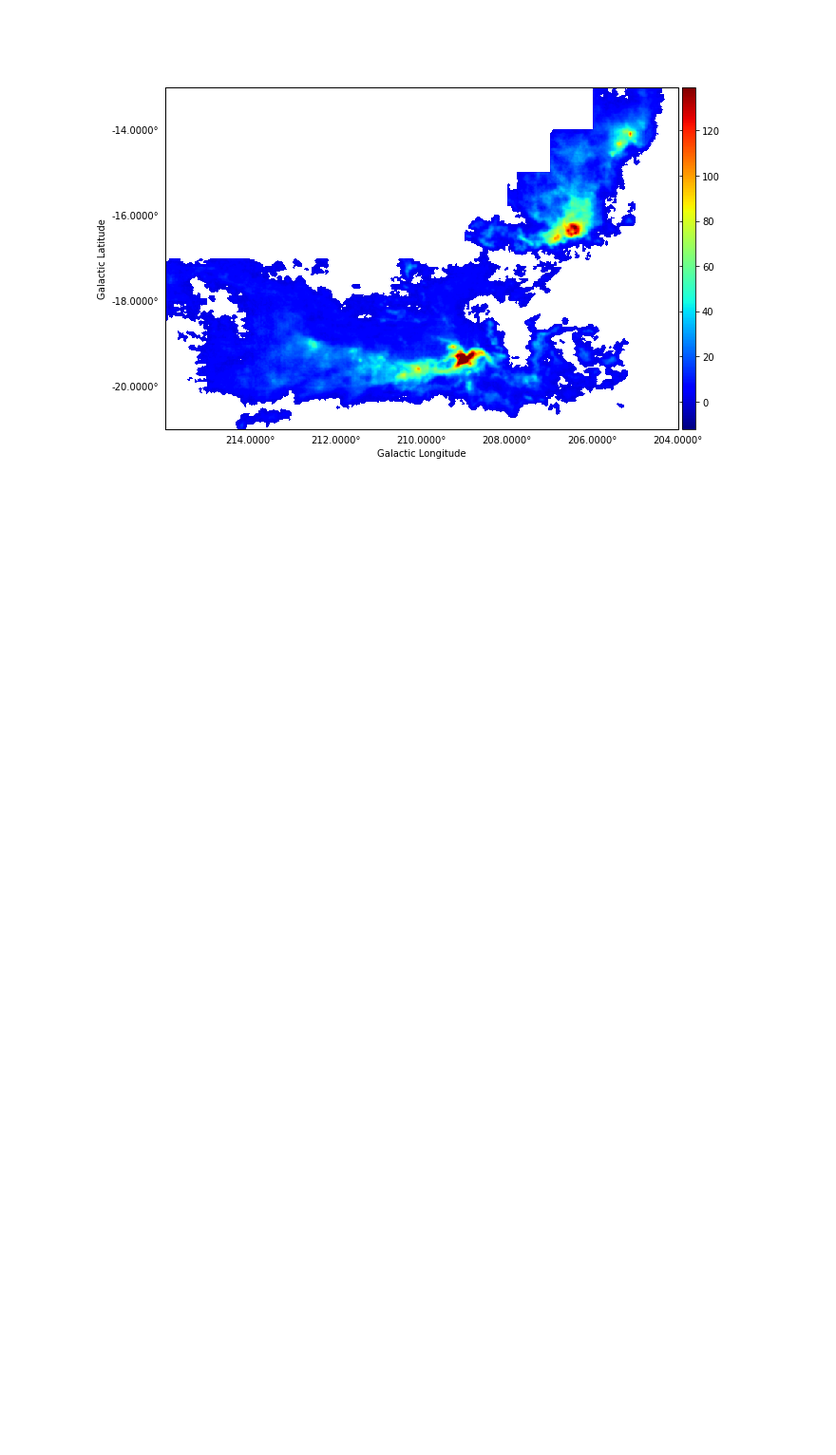
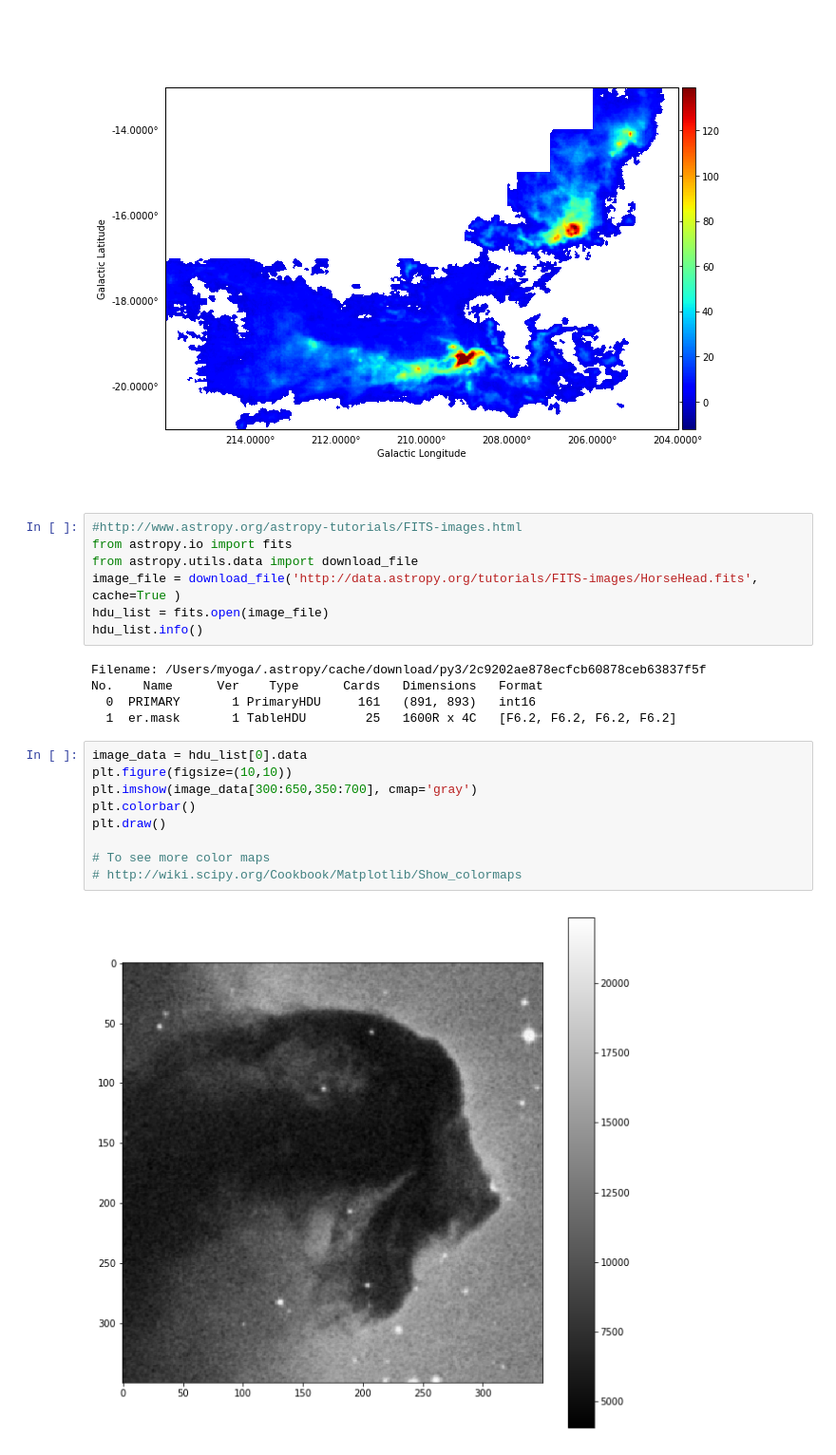
Before and after one commit to myoga425/Python_tutorial, a Jupyter notebook: tutorial.ipynb, the cells around one changed output. Shown at 95% size. Drawn from its saved outputs; the diff is of its cells as text; blank space fills up the shorter version.

Commit message:
python_tutorial

```diff
--- a/tutorial.ipynb
+++ b/tutorial.ipynb
@@ -690,3 +670,26 @@ matplotlib.pyplot.show()
 INFO: Auto-setting vmin to -1.211e+01 [aplpy.core]
 INFO: Auto-setting vmax to  1.392e+02 [aplpy.core]
 [figure]
+# %%
+#http://www.astropy.org/astropy-tutorials/FITS-images.html
+from astropy.io import fits
+from astropy.utils.data import download_file
+image_file = download_file('http://data.astropy.org/tutorials/FITS-images/HorseHead.fits', cache=True )
+hdu_list = fits.open(image_file)
+hdu_list.info()
+# %% [output]
+Filename: /Users/myoga/.astropy/cache/download/py3/2c9202ae878ecfcb60878ceb63837f5f
+No.    Name      Ver    Type      Cards   Dimensions   Format
+  0  PRIMARY       1 PrimaryHDU     161   (891, 893)   int16
+  1  er.mask       1 TableHDU        25   1600R x 4C   [F6.2, F6.2, F6.2, F6.2]
+# %%
+image_data = hdu_list[0].data
+plt.figure(figsize=(10,10))
+plt.imshow(image_data[300:650,350:700], cmap='gray')
+plt.colorbar()
+plt.draw()
+
+# To see more color maps
+# http://wiki.scipy.org/Cookbook/Matplotlib/Show_colormaps
+# %% [output]
+[figure, added]
```
Also changed, not shown: parts of 5 cells of this notebook.
